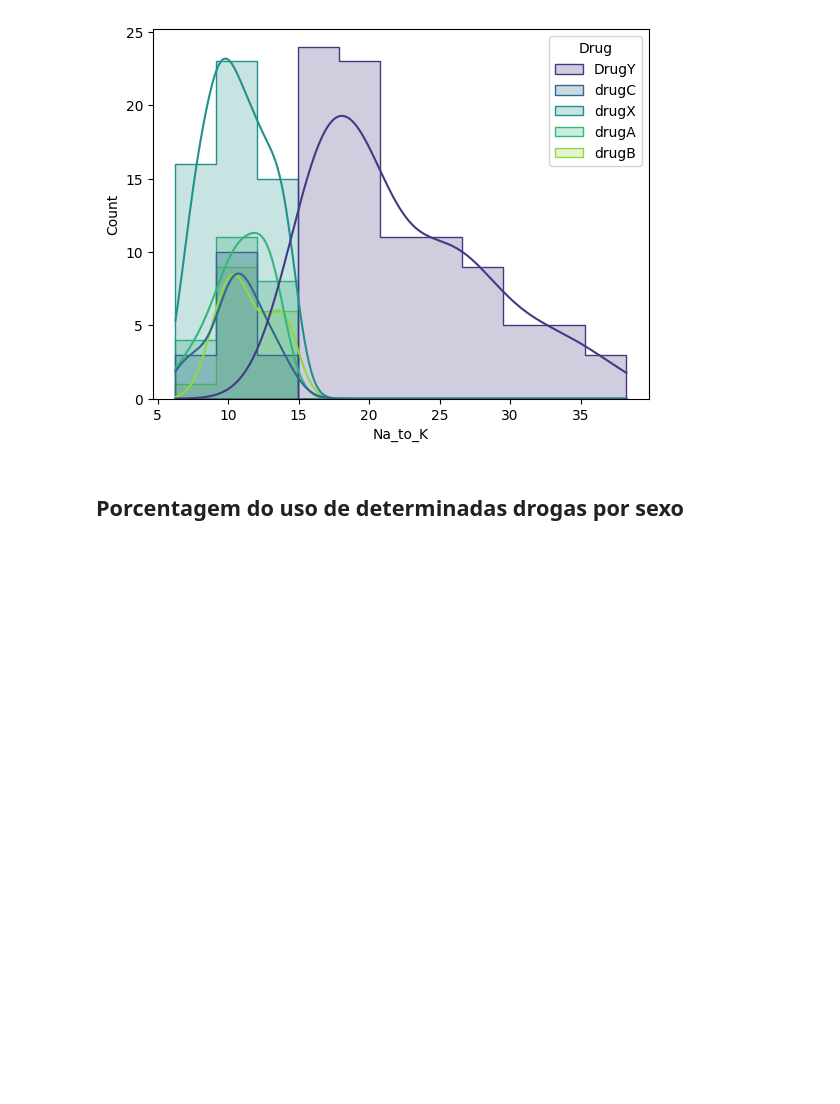
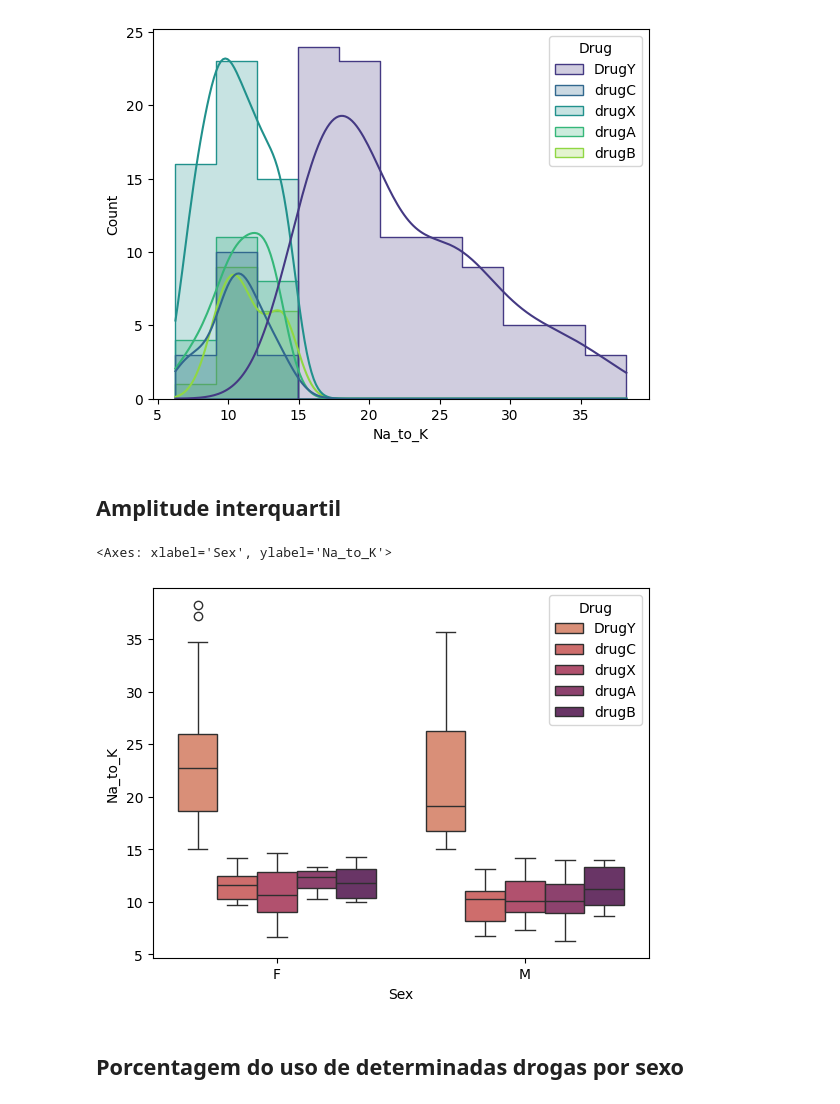
Before and after one commit to Vi-n1/DrugClassificationRandomForest, a Jupyter notebook: src/Classification.ipynb, the cells around one changed output. Cells and saved outputs as stored; diff of their text form; code cells hidden in the pictures; blank space fills up the shorter version.

Commit message:
Adicionado a visualização da amplitude interquartil

```diff
--- a/src/Classification.ipynb
+++ b/src/Classification.ipynb
@@ -60,6 +60,13 @@ sns.histplot(data=df, x='Na_to_K', hue='Drug', element='step', kde=True, palette
 # %% [output]
 <Axes: xlabel='Na_to_K', ylabel='Count'>
 [figure]
+# %% [markdown]
+## Amplitude interquartil
+# %%
+sns.boxplot(data=df, y='Na_to_K', x='Sex', hue='Drug', palette='flare')
+# %% [output]
+<Axes: xlabel='Sex', ylabel='Na_to_K'>
+[figure, added]
 # %% [markdown]
 ## Porcentagem do uso de determinadas drogas por sexo
 # %%
```
